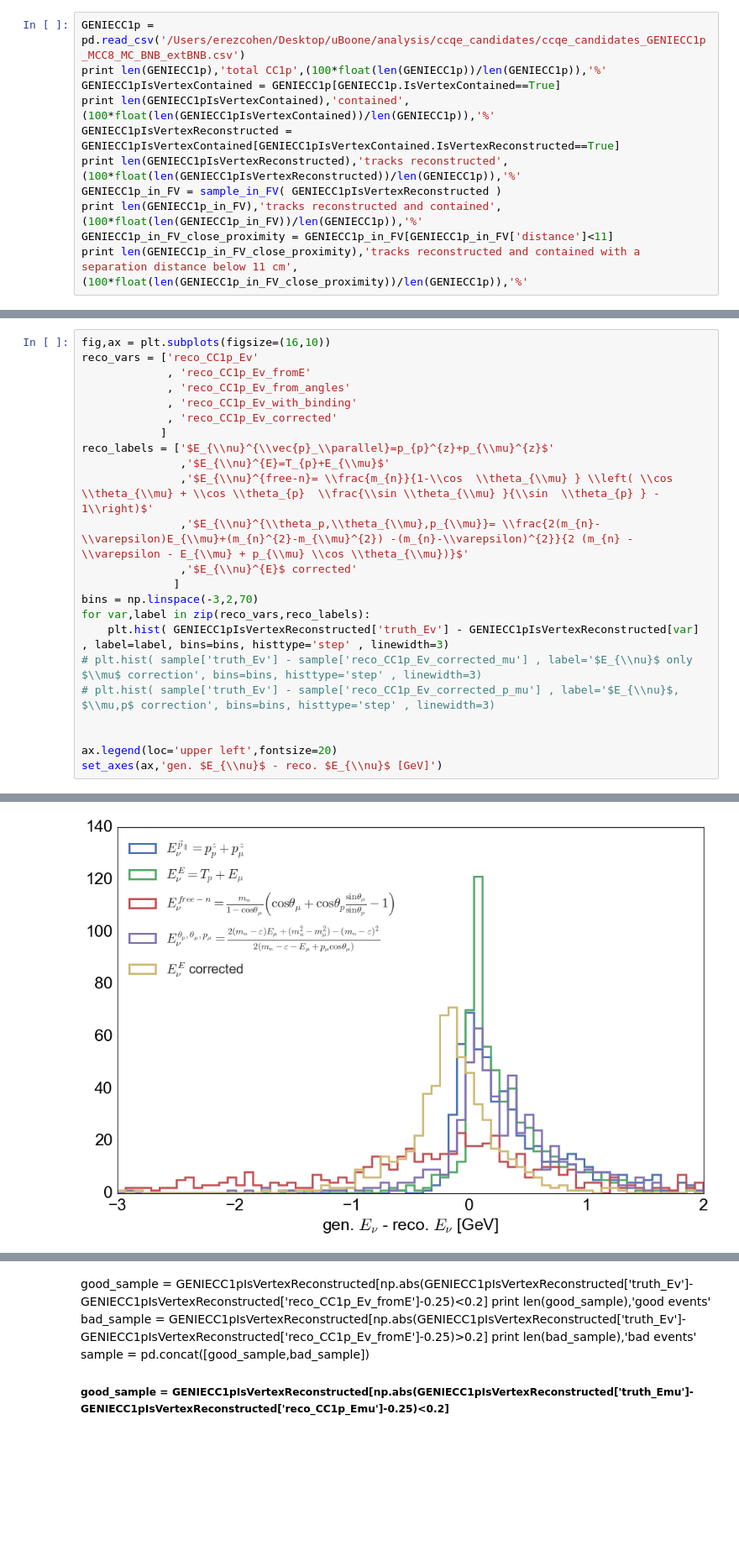
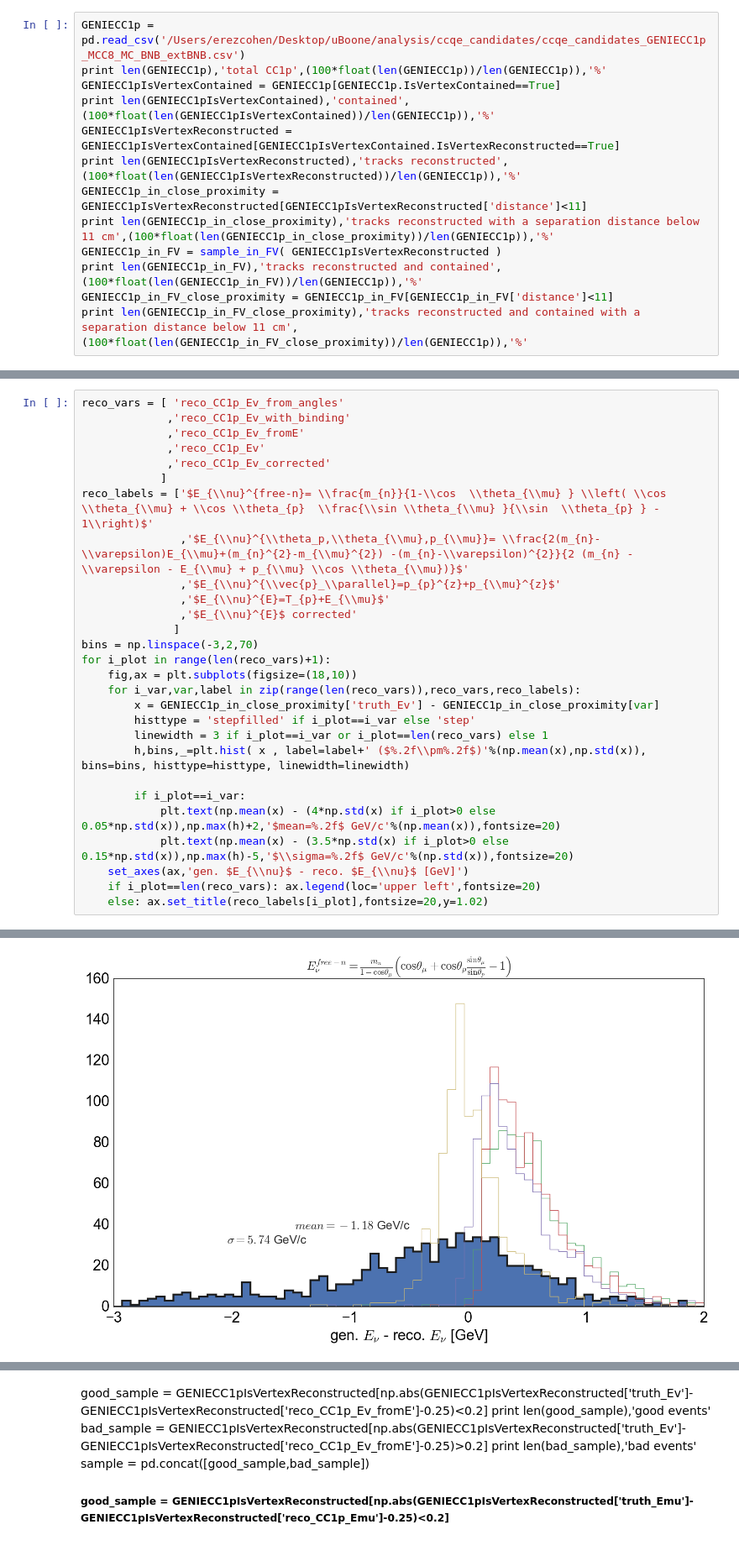
Before and after one commit to erezcoh4/AnalysisTreesInformation, a Jupyter notebook: CCQEPackage/notebooks/2tracksSelection/Ev_form_momenta_vs_Ev_from_energies.ipynb, the cells around one changed output, grey strips where cells are left out. Shown at 84% size. Drawn from its saved outputs; the diff is of its cells as text; blank space fills up the shorter version.

```diff
--- a/CCQEPackage/notebooks/2tracksSelection/Ev_form_momenta_vs_Ev_from_energies.ipynb
+++ b/CCQEPackage/notebooks/2tracksSelection/Ev_form_momenta_vs_Ev_from_energies.ipynb
@@ -12,6 +22,8 @@ GENIECC1pIsVertexContained = GENIECC1p[GENIECC1p.IsVertexContained==True]
 print len(GENIECC1pIsVertexContained),'contained',(100*float(len(GENIECC1pIsVertexContained))/len(GENIECC1p)),'%'
 GENIECC1pIsVertexReconstructed = GENIECC1pIsVertexContained[GENIECC1pIsVertexContained.IsVertexReconstructed==True]
 print len(GENIECC1pIsVertexReconstructed),'tracks reconstructed',(100*float(len(GENIECC1pIsVertexReconstructed))/len(GENIECC1p)),'%'
+GENIECC1p_in_close_proximity = GENIECC1pIsVertexReconstructed[GENIECC1pIsVertexReconstructed['distance']<11]
+print len(GENIECC1p_in_close_proximity),'tracks reconstructed with a separation distance below 11 cm',(100*float(len(GENIECC1p_in_close_proximity))/len(GENIECC1p)),'%'
 GENIECC1p_in_FV = sample_in_FV( GENIECC1pIsVertexReconstructed )
 print len(GENIECC1p_in_FV),'tracks reconstructed and contained',(100*float(len(GENIECC1p_in_FV))/len(GENIECC1p)),'%'
 GENIECC1p_in_FV_close_proximity = GENIECC1p_in_FV[GENIECC1p_in_FV['distance']<11]
@@ -25,24 +38,29 @@ print len(GENIECC1p_in_FV_close_proximity),'tracks reconstructed and contained w
 # %%
-fig,ax = plt.subplots(figsize=(16,10))
-reco_vars = ['reco_CC1p_Ev'
-             , 'reco_CC1p_Ev_fromE'
-             , 'reco_CC1p_Ev_from_angles'
-             , 'reco_CC1p_Ev_with_binding'
-             , 'reco_CC1p_Ev_corrected'
+reco_vars = [ 'reco_CC1p_Ev_from_angles'
+             ,'reco_CC1p_Ev_with_binding'
+             ,'reco_CC1p_Ev_fromE'
+             ,'reco_CC1p_Ev'
+             ,'reco_CC1p_Ev_corrected'
             ]
-reco_labels = ['$E_{\\nu}^{\\vec{p}_\\parallel}=p_{p}^{z}+p_{\\mu}^{z}$'
+reco_labels = ['$E_{\\nu}^{free-n}= \\frac{m_{n}}{1-\\cos  \\theta_{\\mu} } \\left( \\cos \\theta_{\\mu} + \\cos \\theta_{p}  \\frac{\\sin \\theta_{\\mu} }{\\sin  \\theta_{p} } - 1\\right)$'
+               ,'$E_{\\nu}^{\\theta_p,\\theta_{\\mu},p_{\\mu}}= \\frac{2(m_{n}-\\varepsilon)E_{\\mu}+(m_{n}^{2}-m_{\\mu}^{2}) -(m_{n}-\\varepsilon)^{2}}{2 (m_{n} - \\varepsilon - E_{\\mu} + p_{\\mu} \\cos \\theta_{\\mu})}$'
+               ,'$E_{\\nu}^{\\vec{p}_\\parallel}=p_{p}^{z}+p_{\\mu}^{z}$'
                ,'$E_{\\nu}^{E}=T_{p}+E_{\\mu}$'
-               ,'$E_{\\nu}^{free-n}= \\frac{m_{n}}{1-\\cos  \\theta_{\\mu} } \\left( \\cos \\theta_{\\mu} + \\cos \\theta_{p}  \\frac{\\sin \\theta_{\\mu} }{\\sin  \\theta_{p} } - 1\\right)$'
-               ,'$E_{\\nu}^{\\theta_p,\\theta_{\\mu},p_{\\mu}}= \\frac{2(m_{n}-\\varepsilon)E_{\\mu}+(m_{n}^{2}-m_{\\mu}^{2}) -(m_{n}-\\varepsilon)^{2}}{2 (m_{n} - \\varepsilon - E_{\\mu} + p_{\\mu} \\cos \\theta_{\\mu})}$'
                ,'$E_{\\nu}^{E}$ corrected'
               ]
 bins = np.linspace(-3,2,70)
-for var,label in zip(reco_vars,reco_labels):
-    plt.hist( GENIECC1pIsVertexReconstructed['truth_Ev'] - GENIECC1pIsVertexReconstructed[var] , label=label, bins=bins, histtype='step' , linewidth=3)
-# plt.hist( sample['truth_Ev'] - sample['reco_CC1p_Ev_corrected_mu'] , label='$E_{\\nu}$ only $\\mu$ correction', bins=bins, histtype='step' , linewidth=3)
-# plt.hist( sample['truth_Ev'] - sample['reco_CC1p_Ev_corrected_p_mu'] , label='$E_{\\nu}$, $\\mu,p$ correction', bins=bins, histtype='step' , linewidth=3)
+for i_plot in range(len(reco_vars)+1):
+    fig,ax = plt.subplots(figsize=(18,10))
+    for i_var,var,label in zip(range(len(reco_vars)),reco_vars,reco_labels):
+        x = GENIECC1p_in_close_proximity['truth_Ev'] - GENIECC1p_in_close_proximity[var]
+        histtype = 'stepfilled' if i_plot==i_var else 'step'
+        linewidth = 3 if i_plot==i_var or i_plot==len(reco_vars) else 1
+        h,bins,_=plt.hist( x , label=label+' ($%.2f\\pm%.2f$)'%(np.mean(x),np.std(x)), bins=bins, histtype=histtype, linewidth=linewidth)
 
-
-ax.legend(loc='upper left',fontsize=20)
-set_axes(ax,'gen. $E_{\\nu}$ - reco. $E_{\\nu}$ [GeV]')
+        if i_plot==i_var:
+            plt.text(np.mean(x) - (4*np.std(x) if i_plot>0 else 0.05*np.std(x)),np.max(h)+2,'$mean=%.2f$ GeV/c'%(np.mean(x)),fontsize=20)
+            plt.text(np.mean(x) - (3.5*np.std(x) if i_plot>0 else 0.15*np.std(x)),np.max(h)-5,'$\\sigma=%.2f$ GeV/c'%(np.std(x)),fontsize=20)
+    set_axes(ax,'gen. $E_{\\nu}$ - reco. $E_{\\nu}$ [GeV]')
+    if i_plot==len(reco_vars): ax.legend(loc='upper left',fontsize=20)
+    else: ax.set_title(reco_labels[i_plot],fontsize=20,y=1.02)
 # %% [output]
@@ -50 +67 @@ set_axes(ax,'gen. $E_{\\nu}$ - reco. $E_{\\nu}$ [GeV]')
-[figure, old version]
+[figure, new version]
```
Also changed, not shown: parts of 13 cells of this notebook, 16 other files.
